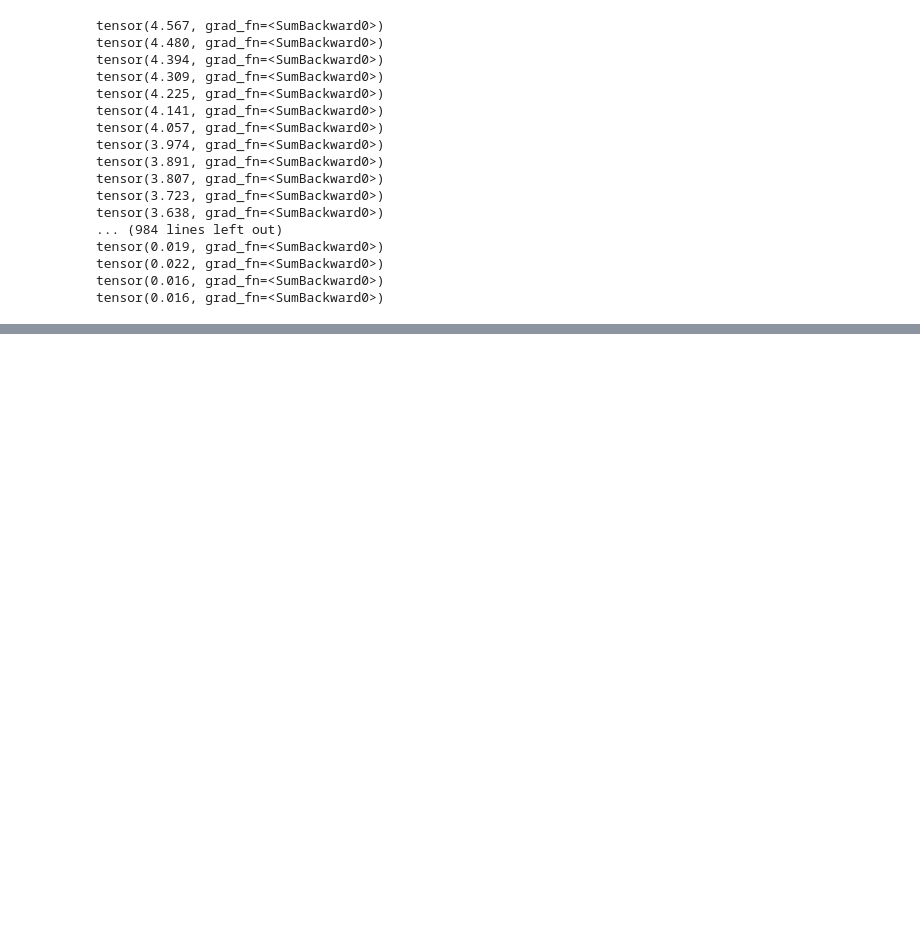
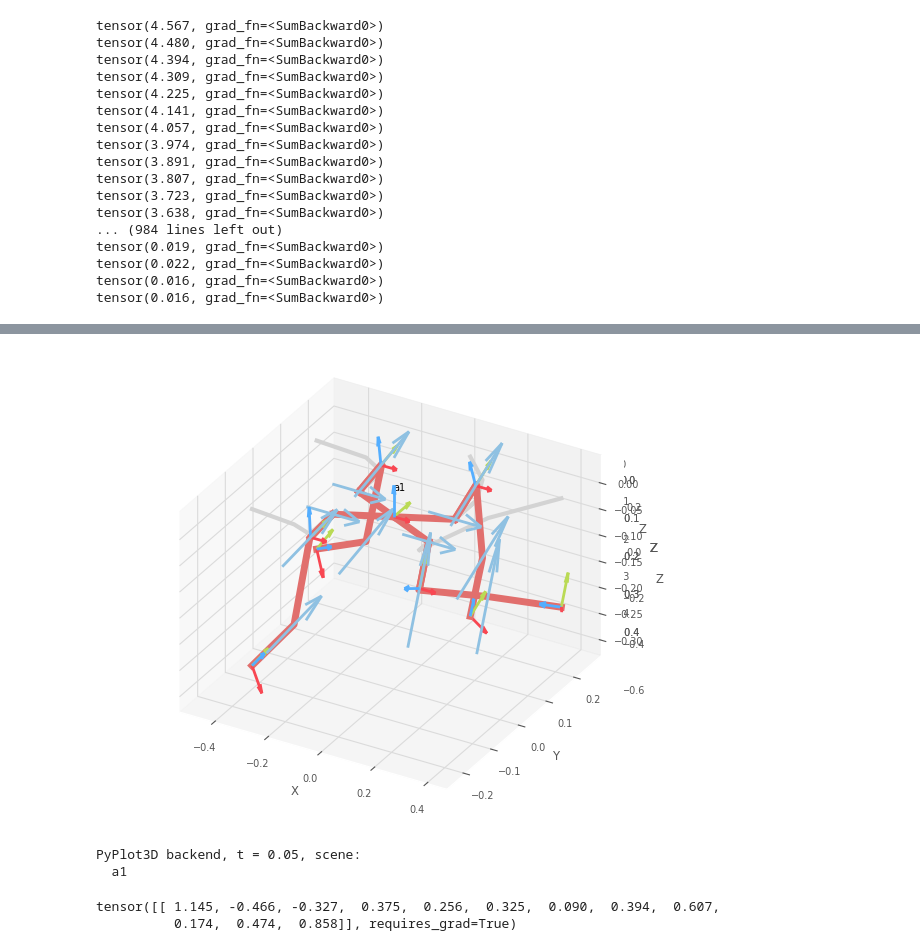
Before and after one commit to amanguptaBay/DiffRobotA1, a Jupyter notebook: a1.ipynb, the cells around one changed output, grey strips where cells are left out. Cells and saved outputs as stored; diff of their text form; code cells hidden in the pictures; blank space fills up the shorter version.

```diff
--- a/a1.ipynb
+++ b/a1.ipynb
@@ -180,0 +234,11 @@ tensor(0.016, grad_fn=<SumBackward0>)
+# %%
+robot.plot(joint_angles.detach().numpy(), backend = "pyplot")
+# %% [output]
+[figure, added]
+PyPlot3D backend, t = 0.05, scene:
+  a1
+# %%
+joint_angles
+# %% [output]
+tensor([[ 1.145, -0.466, -0.327,  0.375,  0.256,  0.325,  0.090,  0.394,  0.607,
+          0.174,  0.474,  0.858]], requires_grad=True)
```
Also changed, not shown: parts of 2 cells of this notebook, 2 other files.
